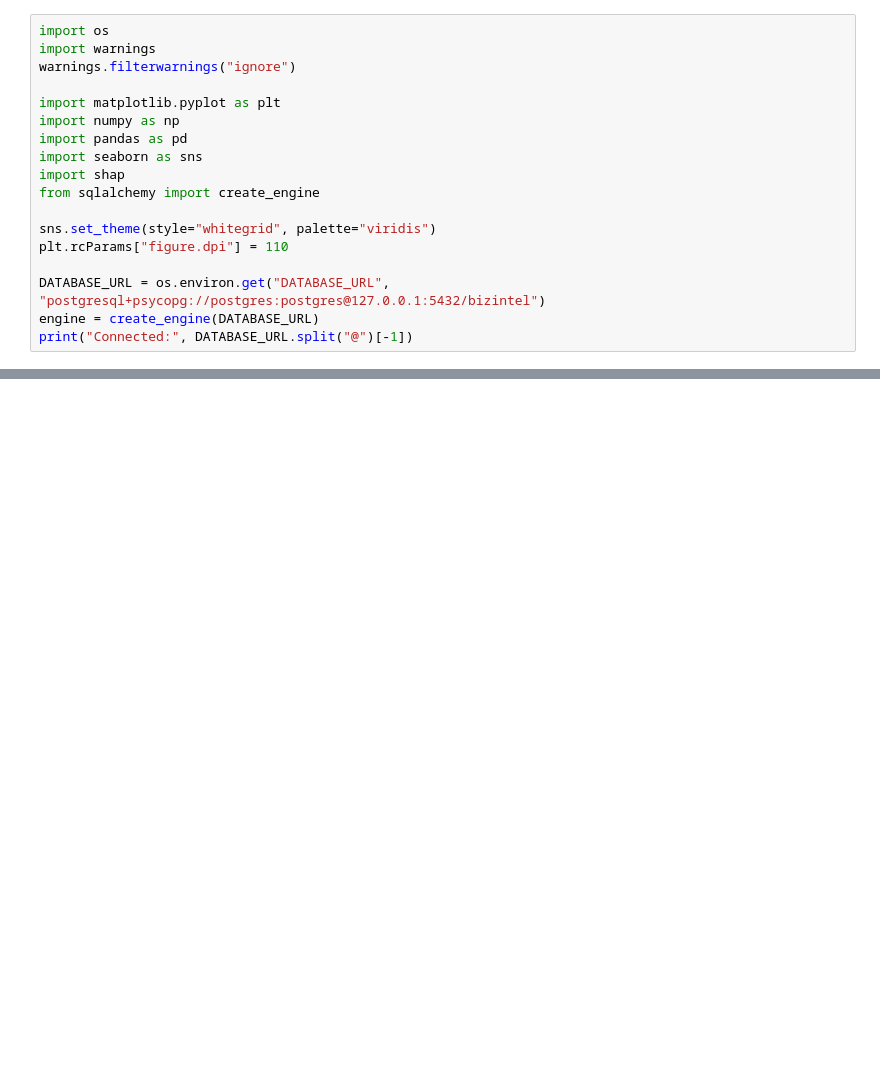
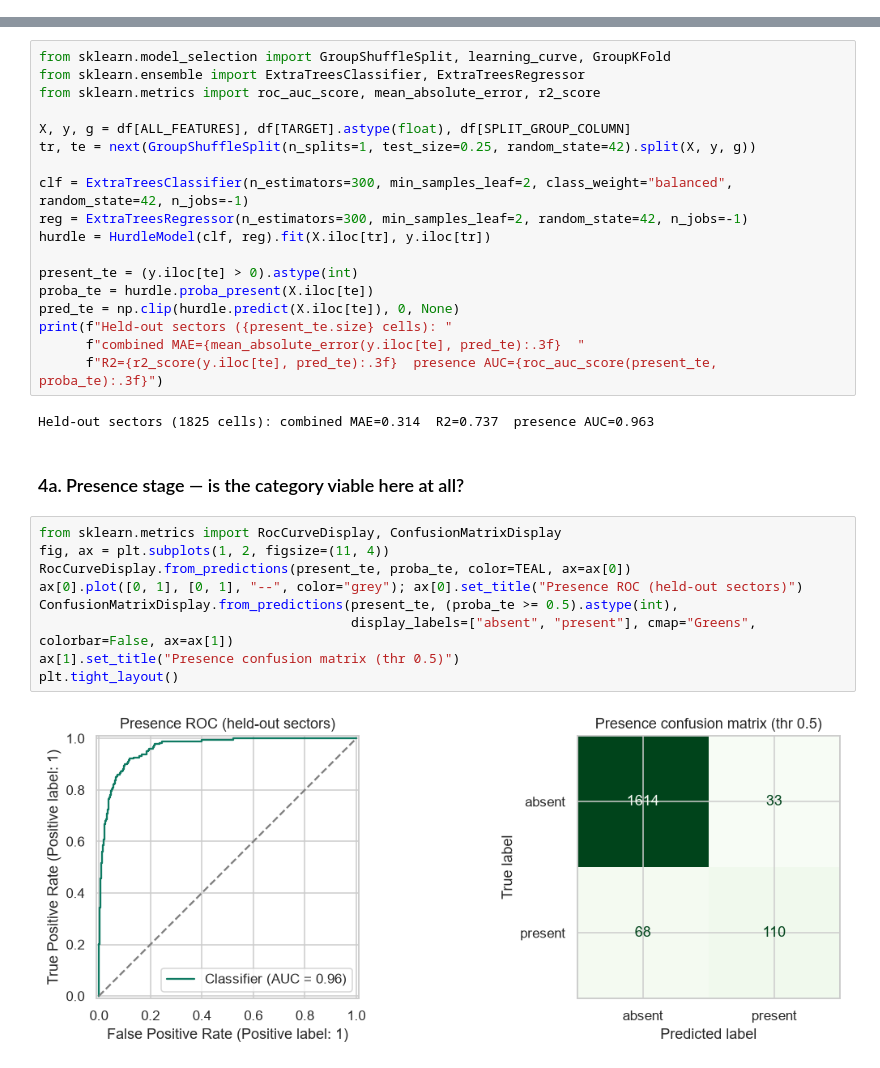
Before and after one commit to Alliance-D/bizintel-backend, a Jupyter notebook: ml/notebooks/model_development.ipynb, the cells around one changed output, grey strips where cells are left out. Cells and saved outputs as stored; diff of their text form; blank space fills up the shorter version.

Commit message:
Rewrite model notebook for the current pipeline (CV, features, hurdle, robustness)

```diff
--- a/ml/notebooks/model_development.ipynb
+++ b/ml/notebooks/model_development.ipynb
@@ -33,18 +0,0 @@ worth shipping in the production script.
-# %%
-import os
-import warnings
-warnings.filterwarnings("ignore")
-
-import matplotlib.pyplot as plt
-import numpy as np
-import pandas as pd
-import seaborn as sns
-import shap
-from sqlalchemy import create_engine
-
-sns.set_theme(style="whitegrid", palette="viridis")
-plt.rcParams["figure.dpi"] = 110
-
-DATABASE_URL = os.environ.get("DATABASE_URL", "postgresql+psycopg://postgres:postgres@127.0.0.1:5432/bizintel")
-engine = create_engine(DATABASE_URL)
-print("Connected:", DATABASE_URL.split("@")[-1])
@@ -446,0 +124,33 @@ No field validation observations collected yet. Once field visits begin, this ce
+# %%
+from sklearn.model_selection import GroupShuffleSplit, learning_curve, GroupKFold
+from sklearn.ensemble import ExtraTreesClassifier, ExtraTreesRegressor
+from sklearn.metrics import roc_auc_score, mean_absolute_error, r2_score
+
+X, y, g = df[ALL_FEATURES], df[TARGET].astype(float), df[SPLIT_GROUP_COLUMN]
+tr, te = next(GroupShuffleSplit(n_splits=1, test_size=0.25, random_state=42).split(X, y, g))
+
+clf = ExtraTreesClassifier(n_estimators=300, min_samples_leaf=2, class_weight="balanced", random_state=42, n_jobs=-1)
+reg = ExtraTreesRegressor(n_estimators=300, min_samples_leaf=2, random_state=42, n_jobs=-1)
+hurdle = HurdleModel(clf, reg).fit(X.iloc[tr], y.iloc[tr])
+
+present_te = (y.iloc[te] > 0).astype(int)
+proba_te = hurdle.proba_present(X.iloc[te])
+pred_te = np.clip(hurdle.predict(X.iloc[te]), 0, None)
+print(f"Held-out sectors ({present_te.size} cells): "
+      f"combined MAE={mean_absolute_error(y.iloc[te], pred_te):.3f}  "
+      f"R2={r2_score(y.iloc[te], pred_te):.3f}  presence AUC={roc_auc_score(present_te, proba_te):.3f}")
+# %% [output]
+Held-out sectors (1825 cells): combined MAE=0.314  R2=0.737  presence AUC=0.963
+# %% [markdown]
+### 4a. Presence stage — is the category viable here at all?
+# %%
+from sklearn.metrics import RocCurveDisplay, ConfusionMatrixDisplay
+fig, ax = plt.subplots(1, 2, figsize=(11, 4))
+RocCurveDisplay.from_predictions(present_te, proba_te, color=TEAL, ax=ax[0])
+ax[0].plot([0, 1], [0, 1], "--", color="grey"); ax[0].set_title("Presence ROC (held-out sectors)")
+ConfusionMatrixDisplay.from_predictions(present_te, (proba_te >= 0.5).astype(int),
+                                        display_labels=["absent", "present"], cmap="Greens", colorbar=False, ax=ax[1])
+ax[1].set_title("Presence confusion matrix (thr 0.5)")
+plt.tight_layout()
+# %% [output]
+[figure, added]
```
Also changed, not shown: parts of 49 cells of this notebook.
